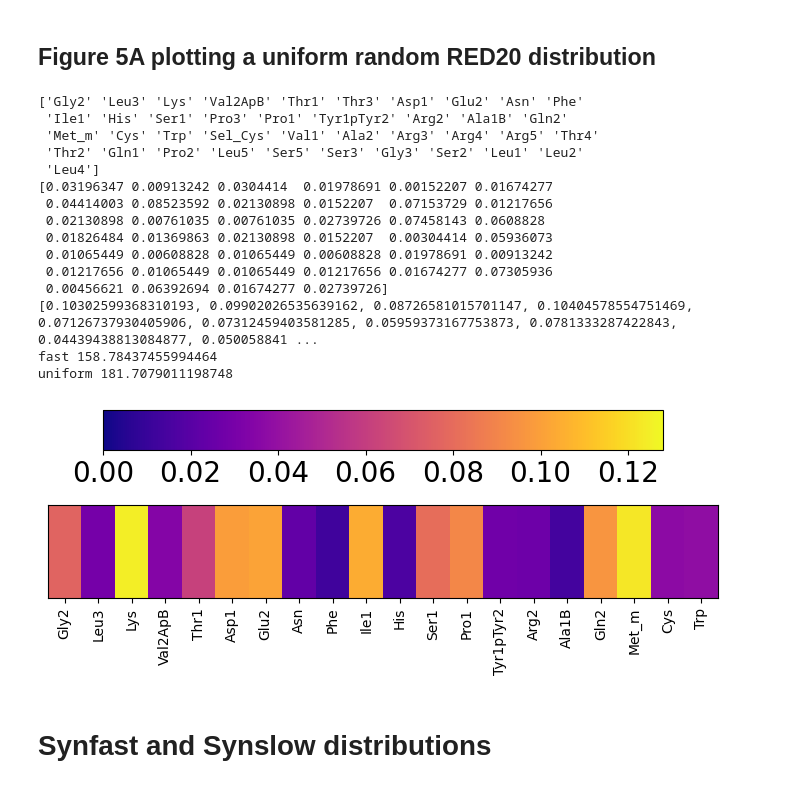
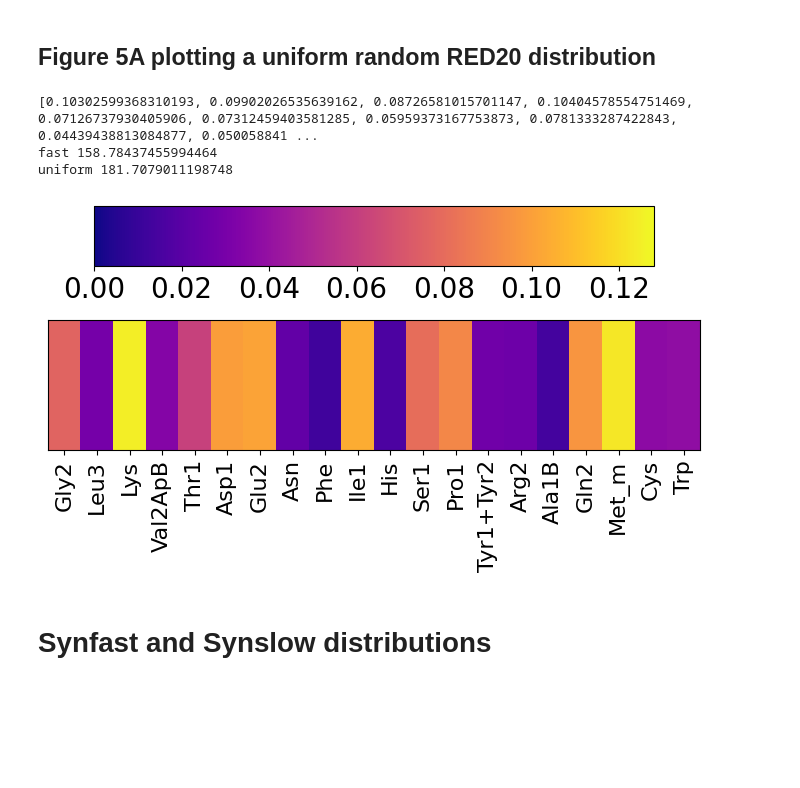
Before and after one commit to EndyLab/tRNACAD, a Jupyter notebook: RED20-SingleGeneOptimization.ipynb, the cells around one changed output. Drawn from its saved outputs; the diff is of its cells as text; code cells hidden in the pictures; blank space fills up the shorter version.

Commit message:
updated figures

```diff
--- a/RED20-SingleGeneOptimization.ipynb
+++ b/RED20-SingleGeneOptimization.ipynb
@@ -259,7 +267,7 @@ elongt_list_slow =np.load('./data/UniformRandomtRNA_minimalcode-sfGFP_2ksample_s
 tRNA_tags = ["Ala1B", "Ala2", "Arg2", "Arg3", "Arg4", "Arg5", "Asn", "Asp1", "Cys", "Gln1", "Gln2", \
 "Glu2", "Gly2", "Gly3", "His", "Ile1", "Leu1", "Leu2", "Leu3", "Leu4", "Leu5", "Lys", \
 "Met_m", "Phe", "Pro1", "Pro2", "Pro3", "Sel_Cys", "Ser1", "Ser2", "Ser3", "Ser5", "Thr1", \
-"Thr2", "Thr3", "Thr4", "Trp", "Tyr1pTyr2", "Val1", "Val2ApB"]
+"Thr2", "Thr3", "Thr4", "Trp", "Tyr1+Tyr2", "Val1", "Val2ApB"]
 
 
 #Sort tRNA by codon usage in transcriptome and plot baseline tRNA frequency
@@ -285,50 +293,38 @@ ptRNA_min = ptRNA_list_fast[np.argmin(elongt_list_fast)]
 ptRNA_min_dict = dict(zip(tRNA_tags,ptRNA_min))
 ptRNA_min_sorted=[ptRNA_min_dict[tRNA] for tRNA in tRNA_sorted]
 print(ptRNA_min_sorted)
 print("fast",np.average(elongt_list_fast))
 
-fig, ax2 = plt.subplots(nrows=1, sharex=True,figsize=(7,2))
+fig, ax2 = plt.subplots(nrows=1, sharex=True,figsize=(7,3))
 
 #Uniform
 ptRNA_uniform = ptRNA_list_uniform[0]
 ptRNA_uniform_dict = dict(zip(tRNA_tags,ptRNA_uniform))
 ptRNA_uniform_sorted=[ptRNA_uniform_dict[tRNA] for tRNA in tRNA_sorted]
 x = np.arange(0,20)
 y = np.array(ptRNA_uniform_sorted)[0:20]
 extent = [x[0]-(x[1]-x[0])/2., x[-1]+(x[1]-x[0])/2.,0,1]
 heatmap = ax2.imshow(y[np.newaxis,:], cmap="plasma", aspect="auto", extent=extent,vmin=0,vmax=0.128)
 ax2.set_yticks([])
 ax2.set_xlim(extent[0], extent[1])
 print("uniform",np.average(elongt_list_uniform))
 
 plt.xticks(range(len(tRNA_tags[0:20])), tRNA_sorted[0:20],rotation='vertical')
 fig.subplots_adjust(right=0.8)
-cbar_ax = fig.add_axes([0.1, 1.2, 0.8, 0.2])
+cbar_ax = fig.add_axes([0.1, 1.1, 0.8, 0.2])
 cbar = fig.colorbar(heatmap, cax=cbar_ax,orientation='horizontal',ticks=[0,0.02,0.04,0.06,0.08,0.10,0.12])
 cbar.ax.tick_params(labelsize=20)
-plt.rcParams.update({'font.size': 10})
+plt.rcParams.update({'font.size': 16})
 
 plt.tight_layout()
 plt.show()
 
-fig.savefig('./Figures/Heatmap_uniformRandom_Red20tRNA.svg', dpi=300,bbox_inches='tight')
+fig.savefig('./Figures/5A.svg', dpi=300,bbox_inches='tight')
 # %% [output]
-['Gly2' 'Leu3' 'Lys' 'Val2ApB' 'Thr1' 'Thr3' 'Asp1' 'Glu2' 'Asn' 'Phe'
- 'Ile1' 'His' 'Ser1' 'Pro3' 'Pro1' 'Tyr1pTyr2' 'Arg2' 'Ala1B' 'Gln2'
- 'Met_m' 'Cys' 'Trp' 'Sel_Cys' 'Val1' 'Ala2' 'Arg3' 'Arg4' 'Arg5' 'Thr4'
- 'Thr2' 'Gln1' 'Pro2' 'Leu5' 'Ser5' 'Ser3' 'Gly3' 'Ser2' 'Leu1' 'Leu2'
- 'Leu4']
-[0.03196347 0.00913242 0.0304414  0.01978691 0.00152207 0.01674277
- 0.04414003 0.08523592 0.02130898 0.0152207  0.07153729 0.01217656
- 0.02130898 0.00761035 0.00761035 0.02739726 0.07458143 0.0608828
- 0.01826484 0.01369863 0.02130898 0.0152207  0.00304414 0.05936073
- 0.01065449 0.00608828 0.01065449 0.00608828 0.01978691 0.00913242
- 0.01217656 0.01065449 0.01065449 0.01217656 0.01674277 0.07305936
- 0.00456621 0.06392694 0.01674277 0.02739726]
 [0.10302599368310193, 0.09902026535639162, 0.08726581015701147, 0.10404578554751469, 0.07126737930405906, 0.07312459403581285, 0.05959373167753873, 0.0781333287422843, 0.04439438813084877, 0.050058841 ...
 fast 158.78437455994464
 uniform 181.7079011198748
-[figure, old version]
+[figure, new version]
 # %% [markdown]
 # Synfast and Synslow distributions
 # %%
```
Also changed, not shown: parts of 11 cells of this notebook, 42 other files.
